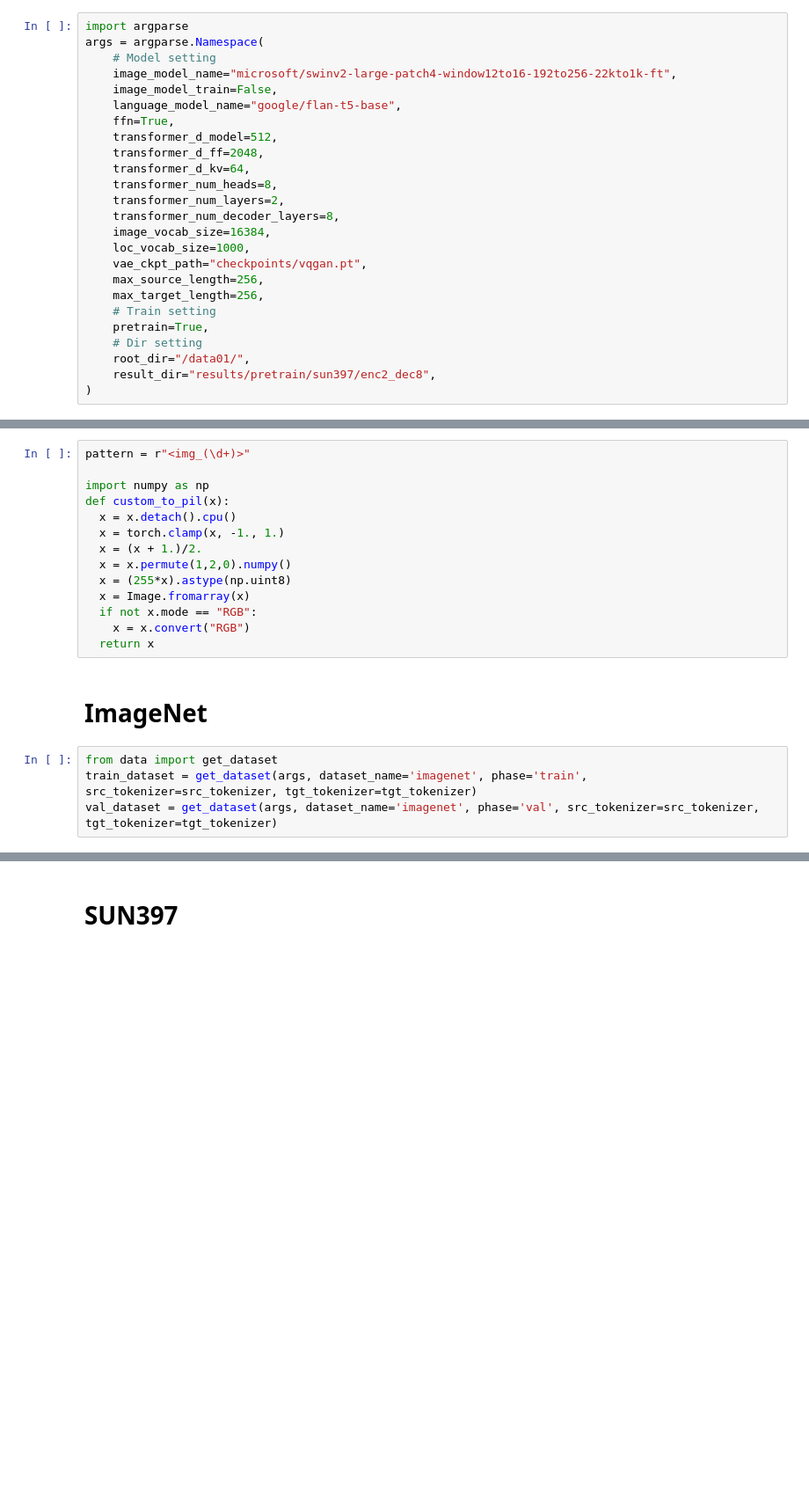
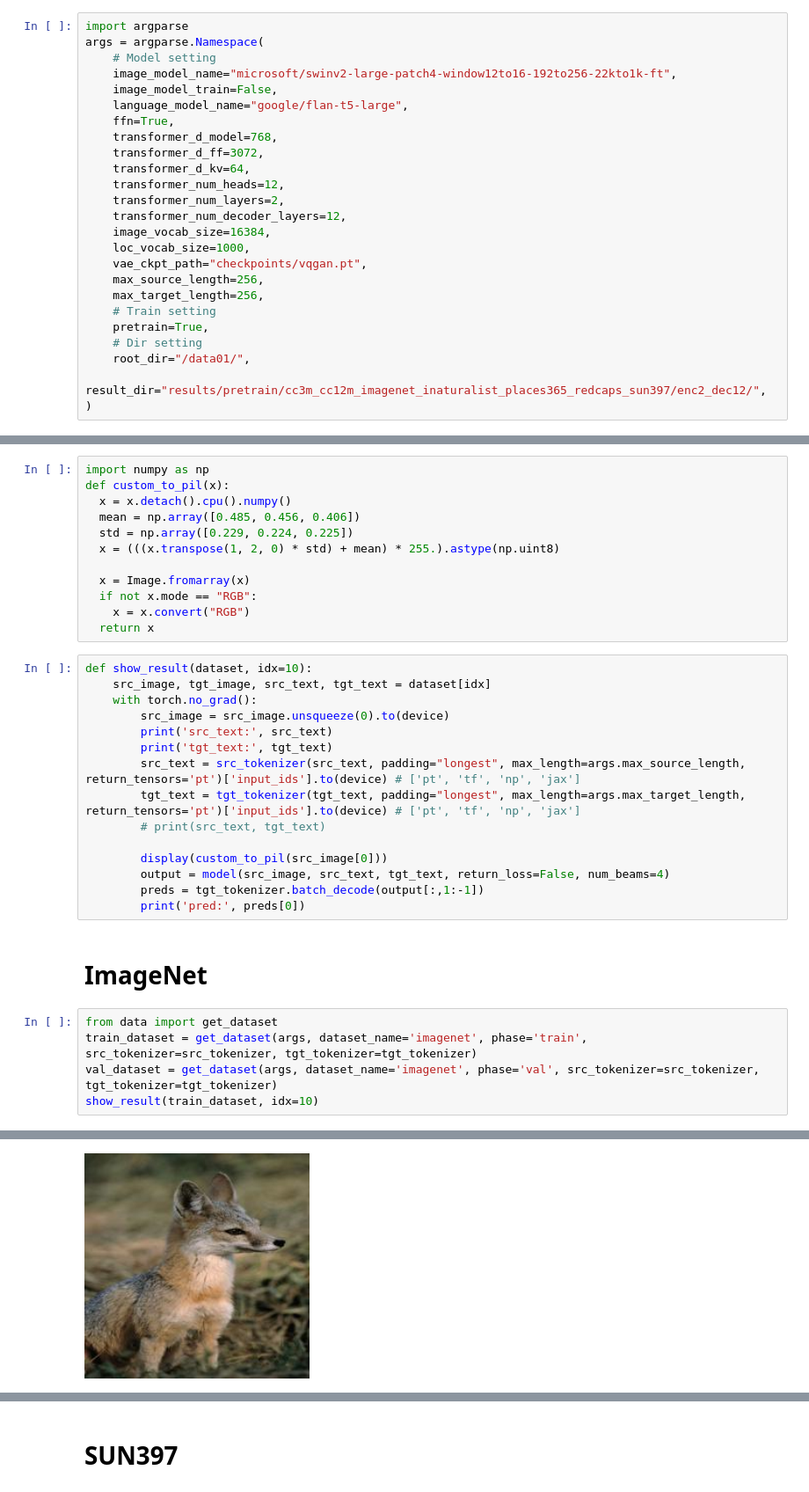
Before and after one commit to k-yanase9/KLab_MultiModalModel, a Jupyter notebook: visualization.ipynb, the cells around one changed output, grey strips where cells are left out. Shown at 88% size. Saved outputs shown, nothing was run; the diff lists cells and outputs as text; blank space fills up the shorter version.

```diff
--- a/visualization.ipynb
+++ b/visualization.ipynb
@@ -8,14 +8,14 @@ args = argparse.Namespace(
     # Model setting
     image_model_name="microsoft/swinv2-large-patch4-window12to16-192to256-22kto1k-ft",
     image_model_train=False,
-    language_model_name="google/flan-t5-base",
+    language_model_name="google/flan-t5-large",
     ffn=True,
-    transformer_d_model=512,
-    transformer_d_ff=2048,
+    transformer_d_model=768,
+    transformer_d_ff=3072,
     transformer_d_kv=64,
-    transformer_num_heads=8,
+    transformer_num_heads=12,
     transformer_num_layers=2,
-    transformer_num_decoder_layers=8,
+    transformer_num_decoder_layers=12,
     image_vocab_size=16384,
     loc_vocab_size=1000,
     vae_ckpt_path="checkpoints/vqgan.pt",
@@ -25,7 +25,7 @@ args = argparse.Namespace(
     pretrain=True,
     # Dir setting
     root_dir="/data01/",
-    result_dir="results/pretrain/sun397/enc2_dec8",
+    result_dir="results/pretrain/cc3m_cc12m_imagenet_inaturalist_places365_redcaps_sun397/enc2_dec12/",
 )
 # %%
 device = "cuda" if torch.cuda.is_available() else "cpu"
@@ -52,22 +52,37 @@ tgt_transforms = transforms.Compose([
     transforms.ToTensor(),
 ])
 # %%
-pattern = r"<img_(\d+)>"
-
 import numpy as np
 def custom_to_pil(x):
-  x = x.detach().cpu()
-  x = torch.clamp(x, -1., 1.)
-  x = (x + 1.)/2.
-  x = x.permute(1,2,0).numpy()
-  x = (255*x).astype(np.uint8)
+  x = x.detach().cpu().numpy()
+  mean = np.array([0.485, 0.456, 0.406])
+  std = np.array([0.229, 0.224, 0.225])
+  x = (((x.transpose(1, 2, 0) * std) + mean) * 255.).astype(np.uint8)
+
   x = Image.fromarray(x)
   if not x.mode == "RGB":
     x = x.convert("RGB")
   return x
+# %%
+def show_result(dataset, idx=10):
+    src_image, tgt_image, src_text, tgt_text = dataset[idx]
+    with torch.no_grad():
+        src_image = src_image.unsqueeze(0).to(device)
+        print('src_text:', src_text)
+        print('tgt_text:', tgt_text)
+        src_text = src_tokenizer(src_text, padding="longest", max_length=args.max_source_length, return_tensors='pt')['input_ids'].to(device) # ['pt', 'tf', 'np', 'jax']
+        tgt_text = tgt_tokenizer(tgt_text, padding="longest", max_length=args.max_target_length, return_tensors='pt')['input_ids'].to(device) # ['pt', 'tf', 'np', 'jax']
+        # print(src_text, tgt_text)
+
+        display(custom_to_pil(src_image[0]))
+        output = model(src_image, src_text, tgt_text, return_loss=False, num_beams=4)
+        preds = tgt_tokenizer.batch_decode(output[:,1:-1])
+        print('pred:', preds[0])
 # %% [markdown]
 # ImageNet
 # %%
 from data import get_dataset
 train_dataset = get_dataset(args, dataset_name='imagenet', phase='train', src_tokenizer=src_tokenizer, tgt_tokenizer=tgt_tokenizer)
 val_dataset = get_dataset(args, dataset_name='imagenet', phase='val', src_tokenizer=src_tokenizer, tgt_tokenizer=tgt_tokenizer)
+show_result(train_dataset, idx=10)
+# %% [output]
@@ -73,0 +91 @@ val_dataset = get_dataset(args, dataset_name='imagenet', phase='val', src_tokeni
+[figure, added]
```
Also changed, not shown: parts of 17 cells of this notebook.
